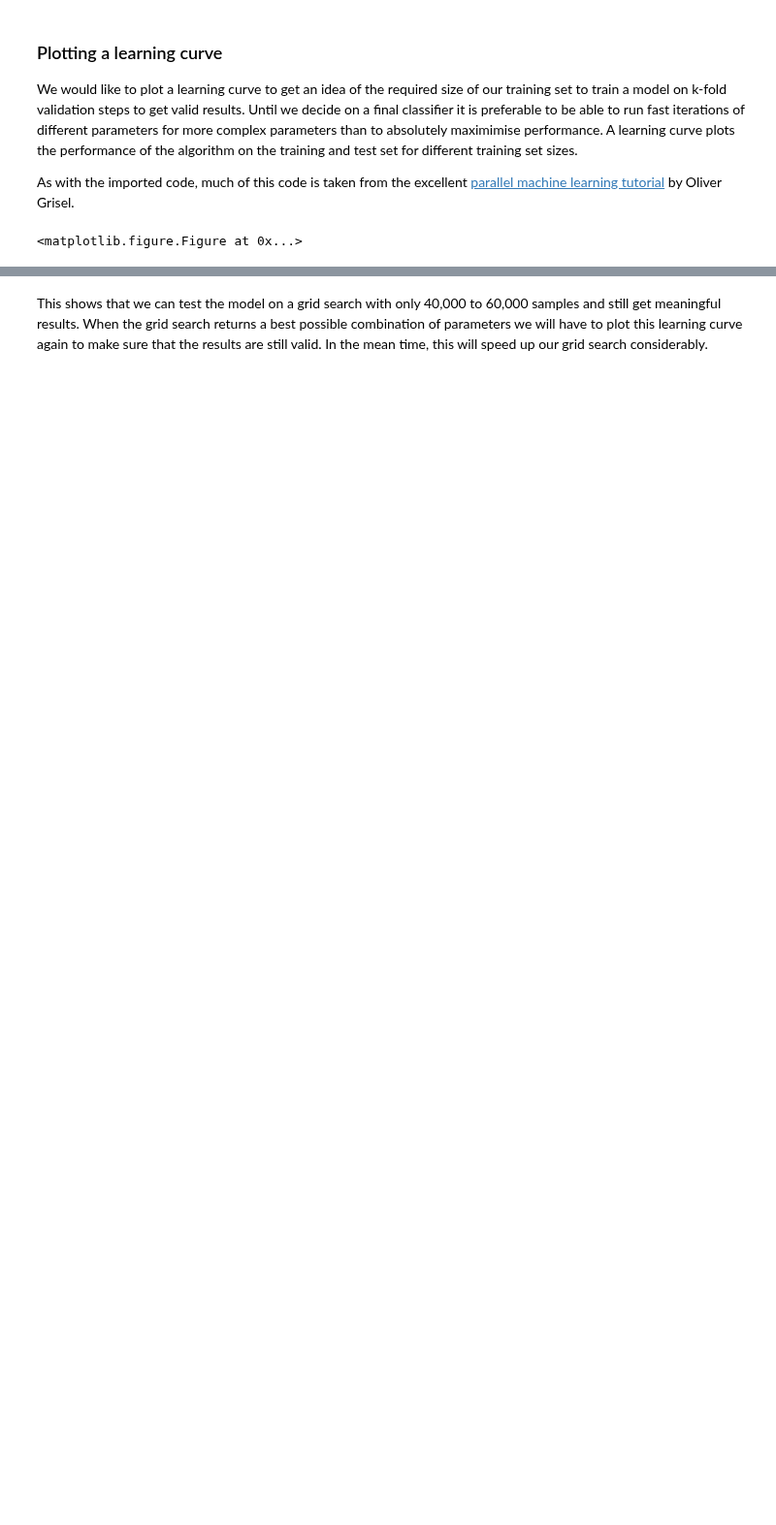
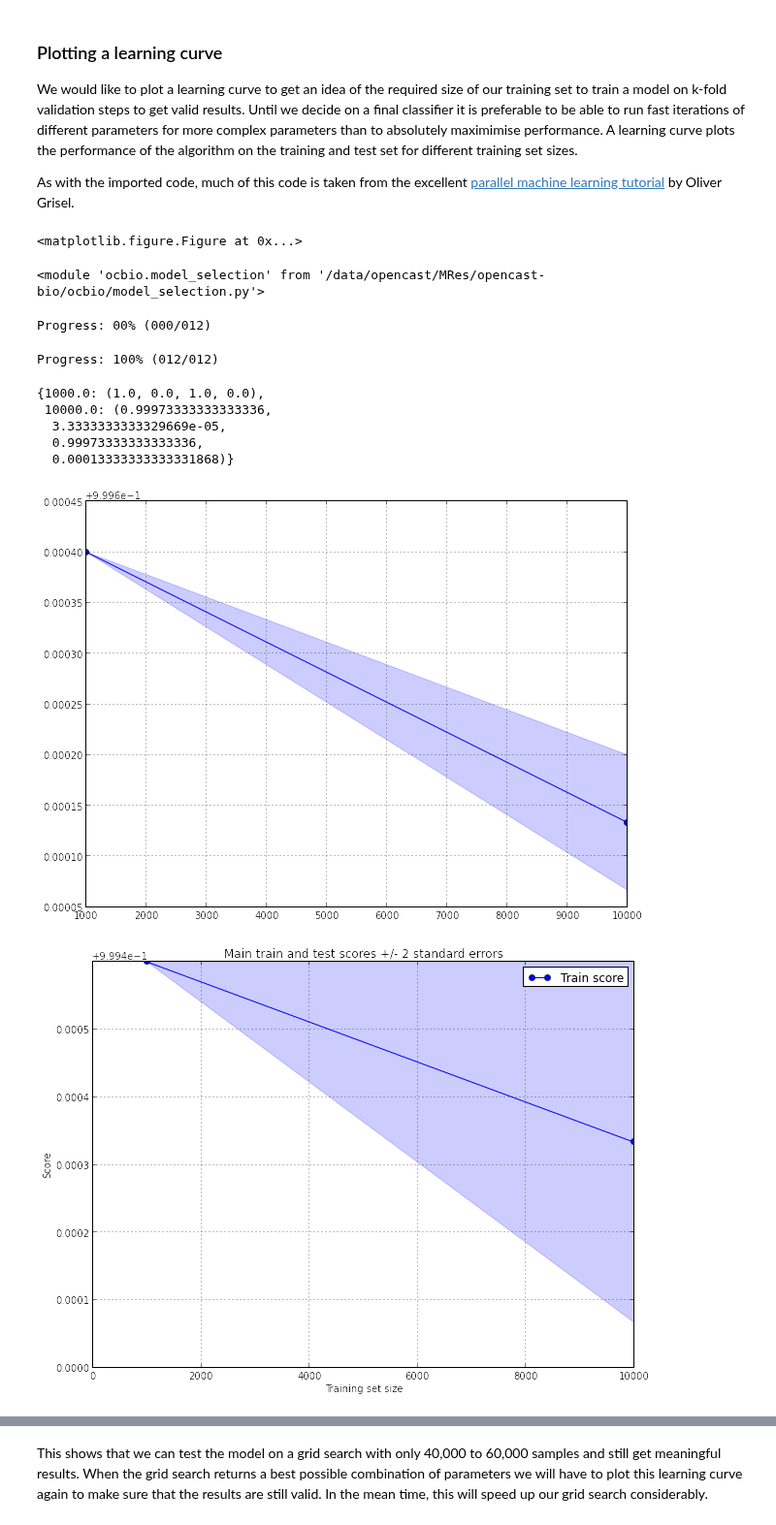
Before and after one commit to gngdb/opencast-bio, a Jupyter notebook: notebooks/Classifier Training.ipynb, the cells around one changed output, grey strips where cells are left out. Shown at 97% size. Saved outputs shown, nothing was run; the diff lists cells and outputs as text; code cells hidden in the pictures; blank space fills up the shorter version.

```diff
--- a/notebooks/Classifier Training.ipynb
+++ b/notebooks/Classifier Training.ipynb
@@ -449,6 +480,32 @@ for i,trainsize in enumerate(trainsizes):
         model.fit(Xplot[train],yplot[train])
         trainscores[i,j] = model.score(Xplot[train],yplot[train])
         testscores[i,j] = model.score(Xplot[test],yplot[test])
+# %%
+reload(ocbio.mmap_utils)
+reload(ocbio.model_selection)
+# %% [output]
+<module 'ocbio.model_selection' from '/data/opencast/MRes/opencast-bio/ocbio/model_selection.py'>
+# %%
+trainsizes=logspace(3,4,2)
+#initialise and start run
+lcsearch = ocbio.model_selection.LearningCurve(lb_view)
+lcsearch.launch_for_arrays(model,X,y,trainsizes,n_cv_iter=3,params={'cls__C':0.316}, name="lrlc")
+# %% [output]
+Progress: 00% (000/012)
+# %%
+print lcsearch
+# %% [output]
+Progress: 100% (012/012)
+# %%
+lcsearch.plot_curve()
+# %% [output]
+{1000.0: (1.0, 0.0, 1.0, 0.0),
+ 10000.0: (0.99973333333333336,
+  3.3333333333329669e-05,
+  0.99973333333333336,
+  0.00013333333333331868)}
+[figure, added]
+[figure, added]
 # %%
 from scipy.stats import sem
 # %%
```
Also changed, not shown: parts of 26 cells of this notebook.
